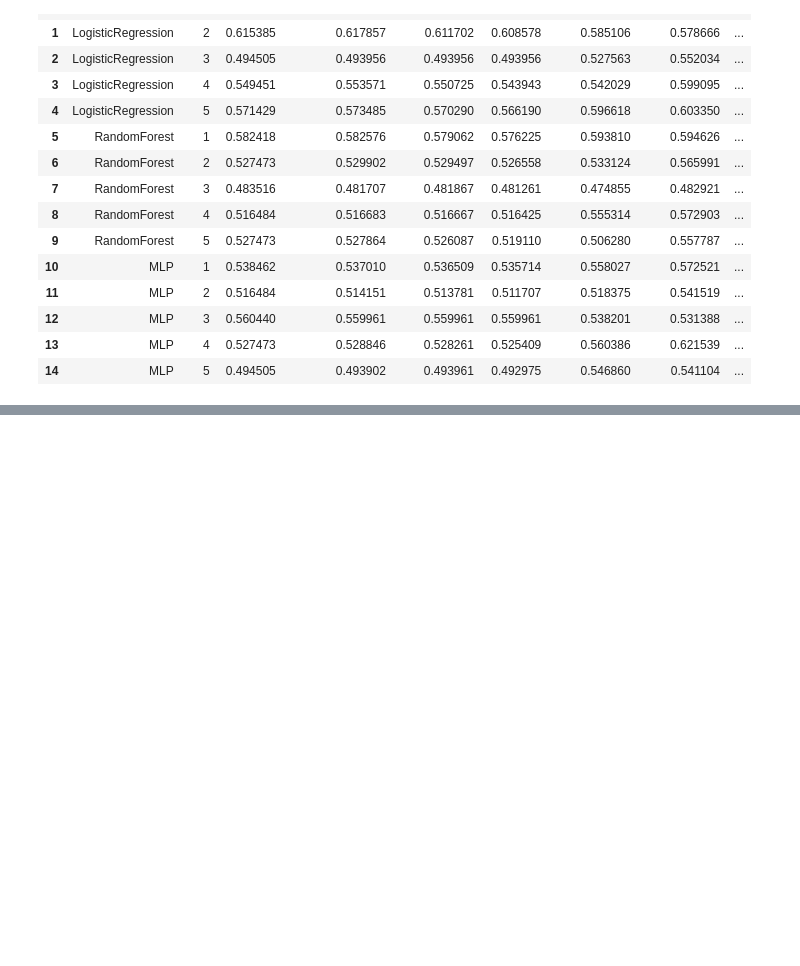
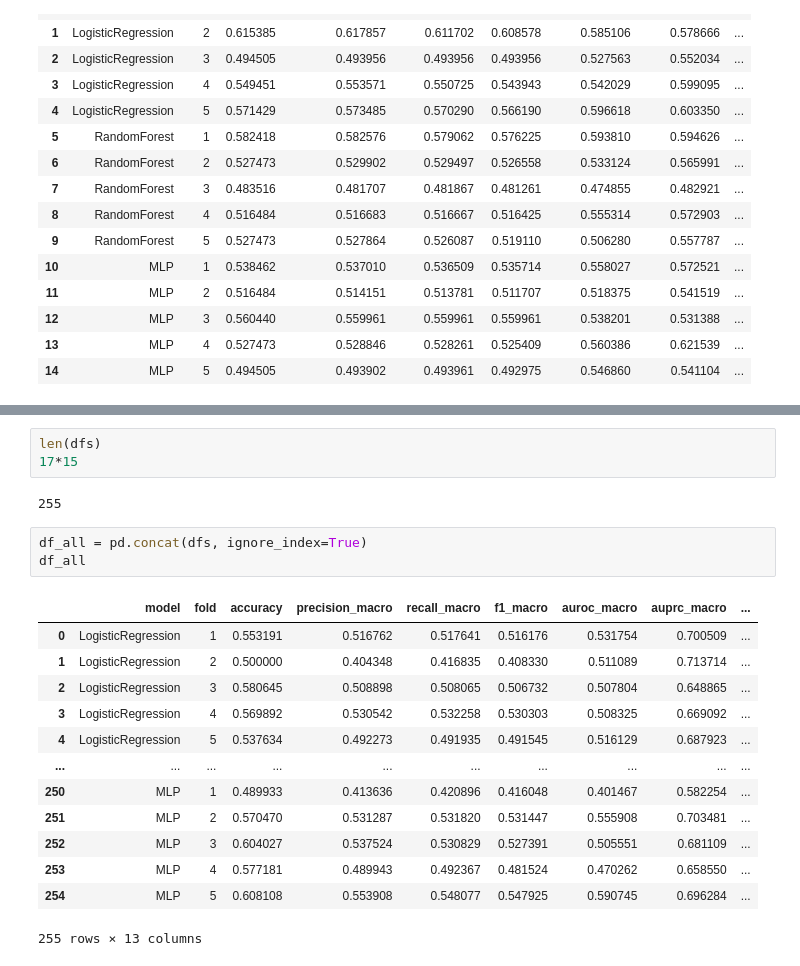
Before and after one commit to Xiaoxuan-Yu-ty/HybridKG, a Jupyter notebook: PyKeen/hpo_train_cls.ipynb, the cells around one changed output, grey strips where cells are left out. Drawn from its saved outputs; the diff is of its cells as text; blank space fills up the shorter version.

```diff
--- a/PyKeen/hpo_train_cls.ipynb
+++ b/PyKeen/hpo_train_cls.ipynb
@@ -367,0 +427,22 @@ combined_df
+# %%
+len(dfs)
+17*15
+# %% [output]
+255
+# %%
+df_all = pd.concat(dfs, ignore_index=True)
+df_all
+# %% [output]
+|  | model | fold | accuracy | precision_macro | recall_macro | f1_macro | auroc_macro | auprc_macro | ... |
+| 0 | LogisticRegression | 1 | 0.553191 | 0.516762 | 0.517641 | 0.516176 | 0.531754 | 0.700509 | ... |
+| 1 | LogisticRegression | 2 | 0.500000 | 0.404348 | 0.416835 | 0.408330 | 0.511089 | 0.713714 | ... |
+| 2 | LogisticRegression | 3 | 0.580645 | 0.508898 | 0.508065 | 0.506732 | 0.507804 | 0.648865 | ... |
+| 3 | LogisticRegression | 4 | 0.569892 | 0.530542 | 0.532258 | 0.530303 | 0.508325 | 0.669092 | ... |
+| 4 | LogisticRegression | 5 | 0.537634 | 0.492273 | 0.491935 | 0.491545 | 0.516129 | 0.687923 | ... |
+| ... | ... | ... | ... | ... | ... | ... | ... | ... | ... |
+| 250 | MLP | 1 | 0.489933 | 0.413636 | 0.420896 | 0.416048 | 0.401467 | 0.582254 | ... |
+| 251 | MLP | 2 | 0.570470 | 0.531287 | 0.531820 | 0.531447 | 0.555908 | 0.703481 | ... |
+| 252 | MLP | 3 | 0.604027 | 0.537524 | 0.530829 | 0.527391 | 0.505551 | 0.681109 | ... |
+| 253 | MLP | 4 | 0.577181 | 0.489943 | 0.492367 | 0.481524 | 0.470262 | 0.658550 | ... |
+| 254 | MLP | 5 | 0.608108 | 0.553908 | 0.548077 | 0.547925 | 0.590745 | 0.696284 | ... |
+255 rows × 13 columns
```
Also changed, not shown: parts of 8 cells of this notebook, 4 other files.
